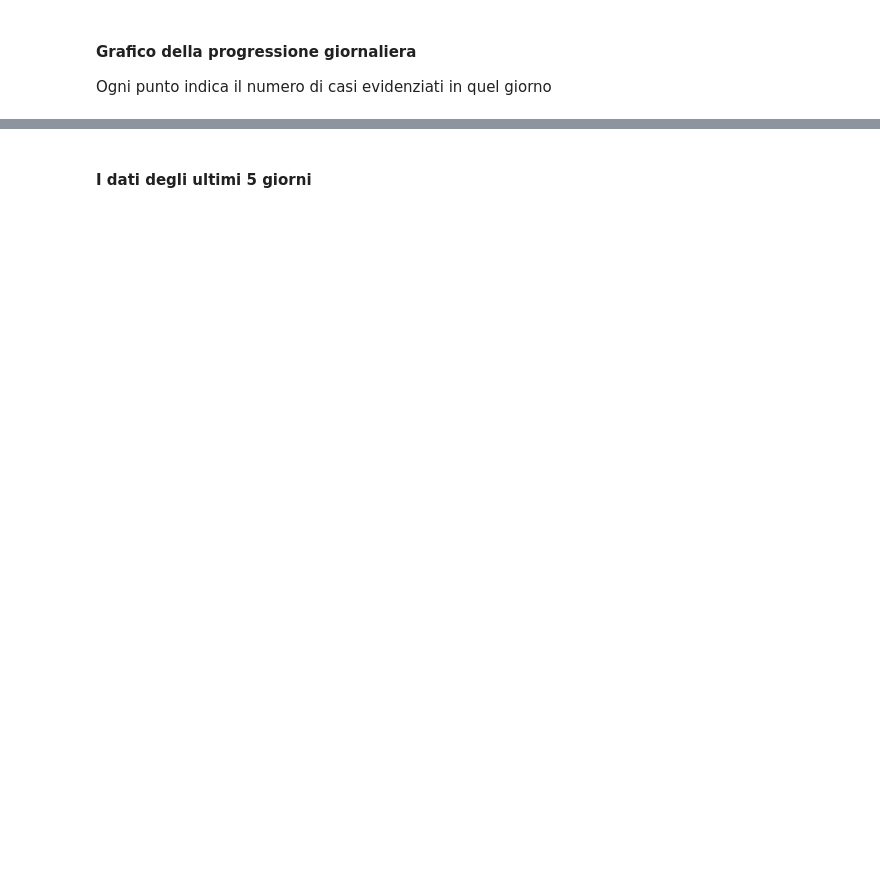
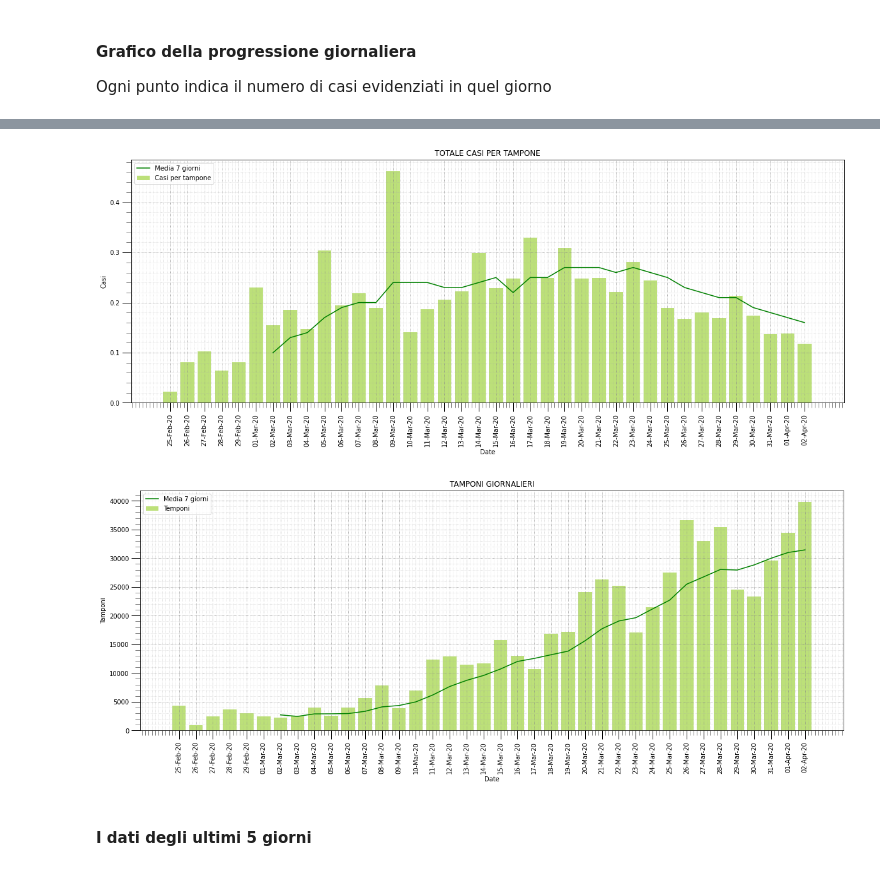
Before and after one commit to pasalino/Covid-19-PyAnalysis, a Jupyter notebook: Covid-19.ipynb, the cells around one changed output, grey strips where cells are left out. Drawn from its saved outputs; the diff is of its cells as text; code cells hidden in the pictures; blank space fills up the shorter version.

```diff
--- a/Covid-19.ipynb
+++ b/Covid-19.ipynb
@@ -270,3 +270,36 @@ beautify_graph(aw)
+# %%
+fig, ax = plt.subplots()
+
+casi_tampone = incremental_data['totale_casi']/incremental_data['tamponi']
+
+media_7_giorni =casi_tampone.rolling(7).mean().round(2)
+
+
+plt.plot(incremental_data['data'], media_7_giorni, color=COL_AVG, label='Media 7 giorni')
+
+ax.bar(incremental_data['data'], incremental_data['totale_casi']/incremental_data['tamponi'], label='Casi per tampone', color=COL_TAMPONI)
+
+ax.set_xticklabels(incremental_data['data'], rotation=90)
+ax.set_title("TOTALE CASI PER TAMPONE")
+ax.set_ylabel('Casi')
+beautify_graph(ax)
+
+fig, ax = plt.subplots()
+tamponi = incremental_data['tamponi']
+
+media_7_giorni =tamponi.rolling(7).mean().round(2)
+
+plt.plot(incremental_data['data'], media_7_giorni, color=COL_AVG, label='Media 7 giorni')
+
+ax.bar(incremental_data['data'], tamponi, label='Temponi', color=COL_TAMPONI)
+
+ax.set_xticklabels(incremental_data['data'], rotation=90)
+ax.set_title("TAMPONI GIORNALIERI")
+ax.set_ylabel('Tamponi')
+beautify_graph(ax)
+# %% [output]
+[figure, added]
+[figure, added]
 # %% [markdown]
 #### I dati degli ultimi 5 giorni
 # %%
```
Also changed, not shown: parts of 25 cells of this notebook, 1 other file.
